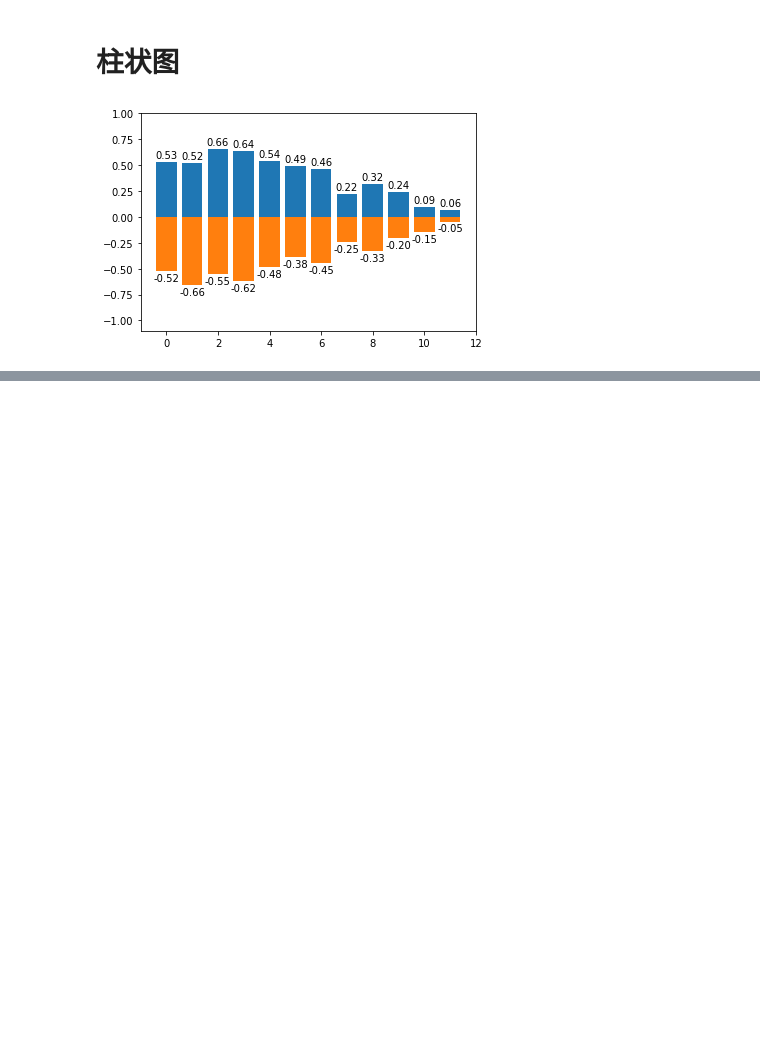
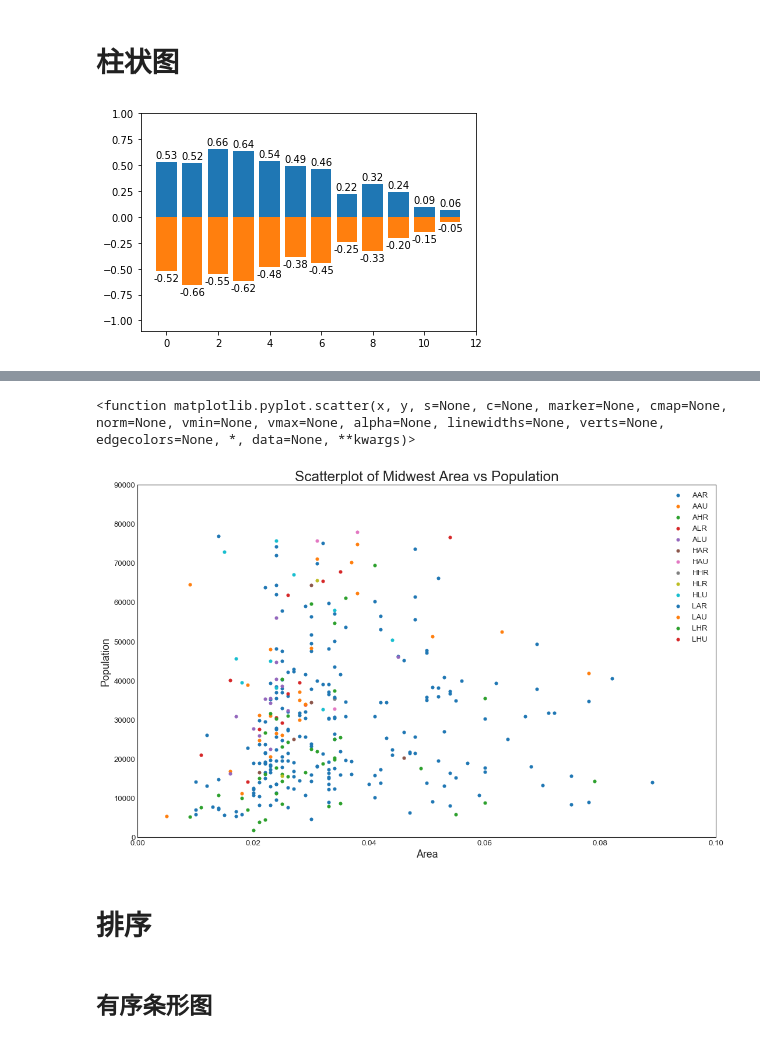
Before and after one commit to EdwardDaChina/Jupter-Learning, a Jupyter notebook: Matplotlib绘图技巧进阶-checkpoint.ipynb, the cells around one changed output, grey strips where cells are left out. Drawn from its saved outputs; the diff is of its cells as text; code cells hidden in the pictures; blank space fills up the shorter version.

```diff
--- a/Matplotlib绘图技巧进阶-checkpoint.ipynb
+++ b/Matplotlib绘图技巧进阶-checkpoint.ipynb
@@ -105,0 +108,25 @@ plt.show()
+# %%
+import numpy as np
+import pandas as pd
+import matplotlib.pyplot as plt
+import matplotlib as mpl
+import seaborn as sns
+import warnings;warnings.filterwarnings(action='once')
+
+large = 22; med = 16; small = 12
+params = {'axes.titlesize': large,
+          'legend.fontsize': med,
+          'figure.figsize': (16, 10),
+          'axes.labelsize': med,
+          'axes.titlesize': med,
+          'xtick.labelsize': med,
+          'ytick.labelsize': med,
+          'figure.titlesize': large}
+plt.rcParams.update(params)
+plt.style.use('seaborn-whitegrid')
+sns.set_style("white")
+
+%matplotlib inline
+
+print(mpl.__version__)
+print(sns.__version__)
@@ -105,0 +140,3 @@ plt.show()
+# %%
+midwest = pd.read_csv("https://raw.githubusercontent.com/selva86/datasets/master/midwest_filter.csv")
+midwest
@@ -105,0 +162,3 @@ plt.show()
+# %%
+categories=np.unique(midwest['category'])
+categories
@@ -105,0 +168,3 @@ plt.show()
+# %%
+colors=[plt.cm.tab10(i/float(len(categories)-1))for i in range(len(categories))]
+colors
@@ -105,0 +186,21 @@ plt.show()
+# %%
+plt.scatter
+# %% [output]
+<function matplotlib.pyplot.scatter(x, y, s=None, c=None, marker=None, cmap=None, norm=None, vmin=None, vmax=None, alpha=None, linewidths=None, verts=None, edgecolors=None, *, data=None, **kwargs)>
+# %%
+plt.figure(figsize=(16,10),dpi=80,facecolor='w',edgecolor='k')
+
+for i,category in enumerate(categories):
+    plt.scatter('area','poptotal',data=midwest.loc[midwest.category==category,:],s=20,cmap=colors[i],label=str(category))
+
+plt.gca().set(xlim=(0.0,0.1),ylim=(0,90000),xlabel='Area',ylabel='Population')
+plt.xticks(fontsize=12);plt.yticks(fontsize=12)
+plt.title("Scatterplot of Midwest Area vs Population",fontsize=22)
+plt.legend(fontsize=12)
+plt.show()
+# %% [output]
+[figure, added]
+# %% [markdown]
+# 排序
+# %% [markdown]
+## 有序条形图
```
Also changed, not shown: parts of 16 cells of this notebook, 2 other files.
